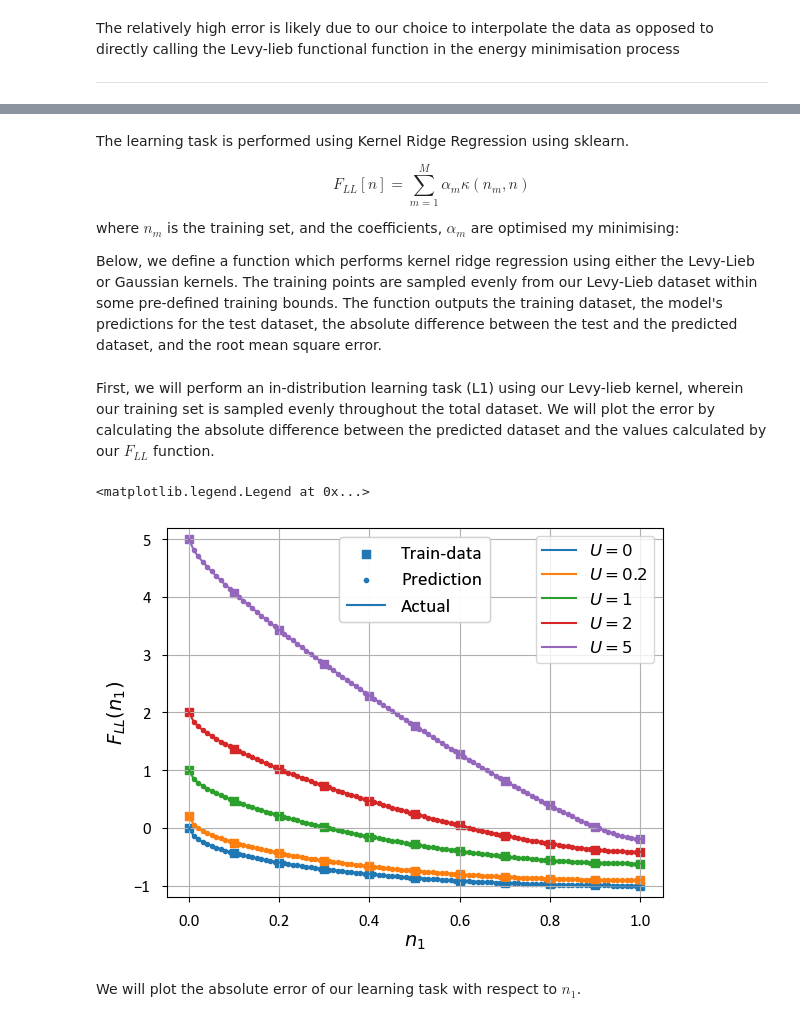
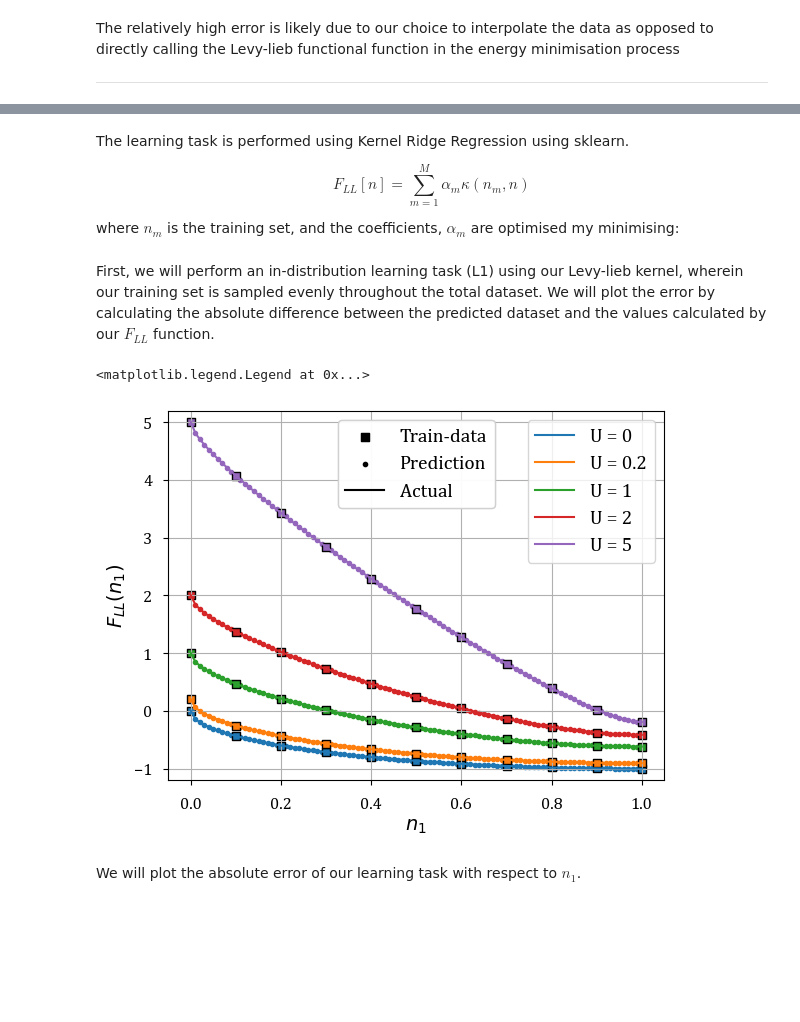
Before and after one commit to anthonyrtw/LevyLieb_VQE, a Jupyter notebook: main.ipynb, the cells around one changed output, grey strips where cells are left out. Saved outputs shown, nothing was run; the diff lists cells and outputs as text; code cells hidden in the pictures; blank space fills up the shorter version.

```diff
--- a/main.ipynb
+++ b/main.ipynb
@@ -611,6 +545,3 @@ F_{LL}[n] = \sum^{M}_{m = 1} \alpha_{m} \kappa(n_m, n)
 \end{equation*}
 
 where $n_{m}$ is the training set, and the coefficients, $\alpha_m$ are optimised my minimising:
-
-
-Below, we define a function which performs kernel ridge regression using either the Levy-Lieb or Gaussian kernels. The training points are sampled evenly from our Levy-Lieb dataset within some pre-defined training bounds. The function outputs the training dataset, the model's predictions for the test dataset, the absolute difference between the test and the predicted dataset, and the root mean square error.
@@ -689,31 +548,54 @@ def learning_task(training_bounds, num_training_points, alpha, U, kernel = 'Levy
 # %% [markdown]
 First, we will perform an in-distribution learning task (L1) using our Levy-lieb kernel, wherein our training set is sampled evenly throughout the total dataset. We will plot the error by calculating the absolute difference between the predicted dataset and the values calculated by our $F_{LL}$ function.
-# %%
-colours = ['tab:blue', 'tab:orange', 'tab:green', 'tab:red', 'tab:purple']
-plt.xlim(-0.05, 1.05)
-plt.ylim(-1.2, 5.2)
-plt.xlabel('$n_{1}$', fontdict={'fontsize': 14})
-plt.ylabel('$F_{LL}(n_{1})$', fontdict={'fontsize': 14})
-plt.grid(True)
-plt.tick_params(axis='both', labelsize=12,  direction='out', pad=8)
-plt.rcParams['font.family'] = 'Calibri'
-
-for i in range(len(U_array) - 1):
-
-    L1 = learning_task([0, 1], 11, 4e-15, U_array[i])
-    n_train, fll_train = L1[0]
-    n_test, fll_pred = L1[1]
-
-    plt.scatter(n_train, fll_train, marker='s', color=colours[i])
-    plt.scatter(n_test, fll_pred, marker='.', color=colours[i])
-    plt.plot(n_array, fll[i], label=f'$U = {U_array[i]}$', color=colours[i])
-
-legend1 = plt.legend(loc='upper right', prop = {'size':12})
-legend2 = plt.legend(['Train-data', 'Prediction', 'Actual'], loc=9, prop={'size':14}, labelcolor='black')
-plt.gca().add_artist(legend1)
-plt.gca().add_artist(legend2)
-# %% [output]
-<matplotlib.legend.Legend at 0x...>
-[figure, removed]
+# %%
+# Train test split
+functionals = np.array(functionals)
+train_indices = np.arange(0, functionals.shape[1], 10)
+test_indices = [index for index in range(len(n_array)) if index not in train_indices]
+
+# Evaluate Levy Lieb kernel for train and test sets, for each U
+functionals_pred_list = []
+
+for i in range(len(U_list)):
+    # Calculate train and test kernel matrices
+    K_total = total_kernels_list[i]
+    K_train = np.array([[K_total[i, j] for j in train_indices] for i in train_indices])
+    K_test = np.array([[K_total[i, j] for j in train_indices] for i in test_indices])
+
+    # Define Kernel ridge regression model and calculate predictions
+    model = KernelRidge(alpha=4e-15, kernel='precomputed')
+    model.fit(K_train, functionals[i][train_indices])
+    functionals_pred = model.predict(K_test)
+    functionals_pred_list.append(functionals_pred)
+# %%
+colours = ['tab:blue', 'tab:orange', 'tab:green', 'tab:red', 'tab:purple']
+plt.xlim(-0.05, 1.05)
+plt.ylim(-1.2, 5.2)
+plt.grid(True)
+plt.xlabel('$n_{1}$', fontdict={'fontsize': 14})
+plt.ylabel('$F_{LL}(n_{1})$', fontdict={'fontsize': 14})
+plt.tick_params(axis='both', labelsize=12,  direction='out', pad=8)
+
+plots = []
+for i in range(len(U_list)):
+    plot, = plt.plot(n_array, functionals[i], label=f'U = {U_list[i]}')  # Add a comma to unpack the returned list
+    plots.append(plot)
+    plt.scatter(n_array[test_indices], functionals_pred_list[i], c=colours[i], marker='.')
+    plt.scatter(n_array[train_indices], functionals[i][train_indices], marker='s', edgecolors='black')
+
+# Add legend for U values
+legend1 = plt.legend(handles=plots, loc='upper right', prop={'size': 14})
+plt.gca().add_artist(legend1)
+
+# Add legend for markers
+marker1 = plt.scatter([], [], marker='s', c='black', label='Train-data')
+marker2 = plt.scatter([], [], marker='.', c='black', label='Prediction')
+marker3, = plt.plot([], [], c='black', label='Actual')
+legend2 = plt.legend(handles=[marker1, marker2, marker3], loc=9,
+                     prop={'size':14})
+plt.gca().add_artist(legend2)
+# %% [output]
+<matplotlib.legend.Legend at 0x...>
+[figure, added]
 # %% [markdown]
 We will plot the absolute error of our learning task with respect to $n_{1}$.
```
Also changed, not shown: parts of 44 cells of this notebook.
